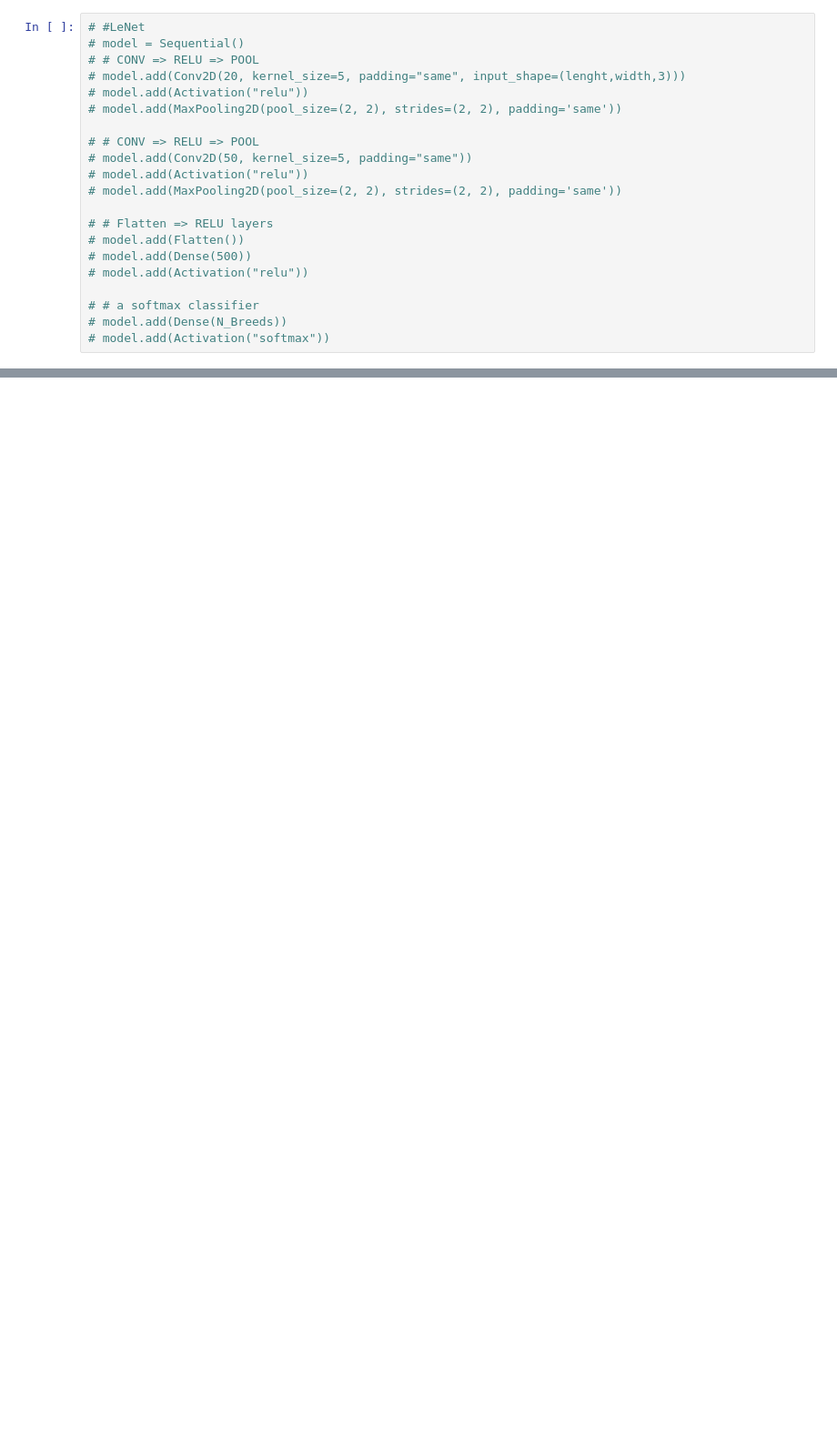
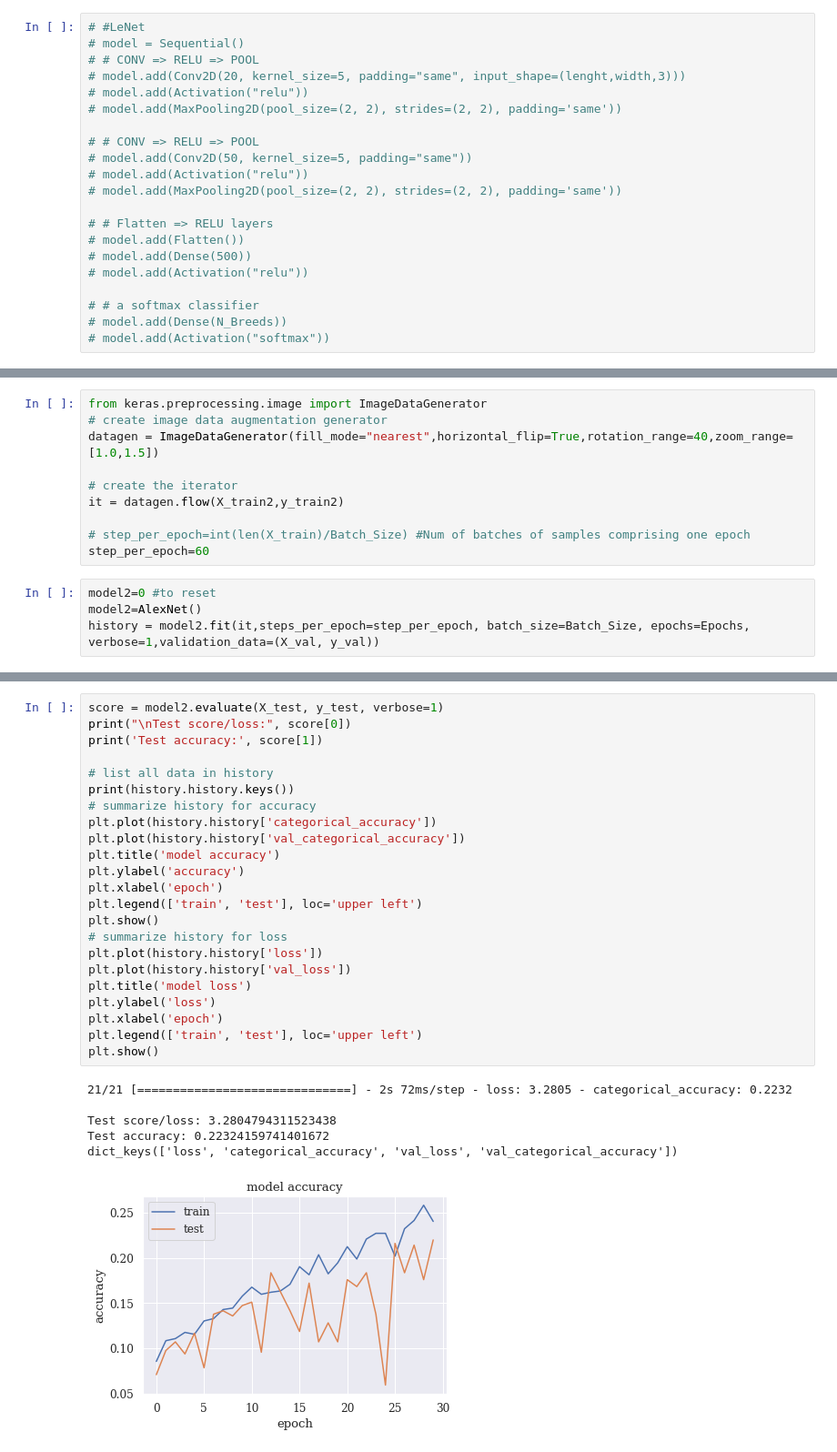
Before and after one commit to GabyCisnerosV/AllTheDogs, a Jupyter notebook: Dog_Breeds.ipynb, the cells around one changed output, grey strips where cells are left out. Shown: that part at 91% size. Cells and saved outputs as stored; diff of their text form; blank space fills up the shorter version.

```diff
--- a/Dog_Breeds.ipynb
+++ b/Dog_Breeds.ipynb
@@ -382,0 +407,14 @@ print(metrics.classification_report(Y_test, pred))
+# %%
+from keras.preprocessing.image import ImageDataGenerator
+# create image data augmentation generator
+datagen = ImageDataGenerator(fill_mode="nearest",horizontal_flip=True,rotation_range=40,zoom_range=[1.0,1.5])
+
+# create the iterator
+it = datagen.flow(X_train2,y_train2)
+
+# step_per_epoch=int(len(X_train)/Batch_Size) #Num of batches of samples comprising one epoch
+step_per_epoch=60
+# %%
+model2=0 #to reset
+model2=AlexNet()
+history = model2.fit(it,steps_per_epoch=step_per_epoch, batch_size=Batch_Size, epochs=Epochs, verbose=1,validation_data=(X_val, y_val))
@@ -382,0 +439,30 @@ print(metrics.classification_report(Y_test, pred))
+# %%
+score = model2.evaluate(X_test, y_test, verbose=1)
+print("\nTest score/loss:", score[0])
+print('Test accuracy:', score[1])
+
+# list all data in history
+print(history.history.keys())
+# summarize history for accuracy
+plt.plot(history.history['categorical_accuracy'])
+plt.plot(history.history['val_categorical_accuracy'])
+plt.title('model accuracy')
+plt.ylabel('accuracy')
+plt.xlabel('epoch')
+plt.legend(['train', 'test'], loc='upper left')
+plt.show()
+# summarize history for loss
+plt.plot(history.history['loss'])
+plt.plot(history.history['val_loss'])
+plt.title('model loss')
+plt.ylabel('loss')
+plt.xlabel('epoch')
+plt.legend(['train', 'test'], loc='upper left')
+plt.show()
+# %% [output]
+21/21 [==============================] - 2s 72ms/step - loss: 3.2805 - categorical_accuracy: 0.2232
+
+Test score/loss: 3.2804794311523438
+Test accuracy: 0.22324159741401672
+dict_keys(['loss', 'categorical_accuracy', 'val_loss', 'val_categorical_accuracy'])
+[figure, added]
```
Also changed, not shown: parts of 50 cells of this notebook.
